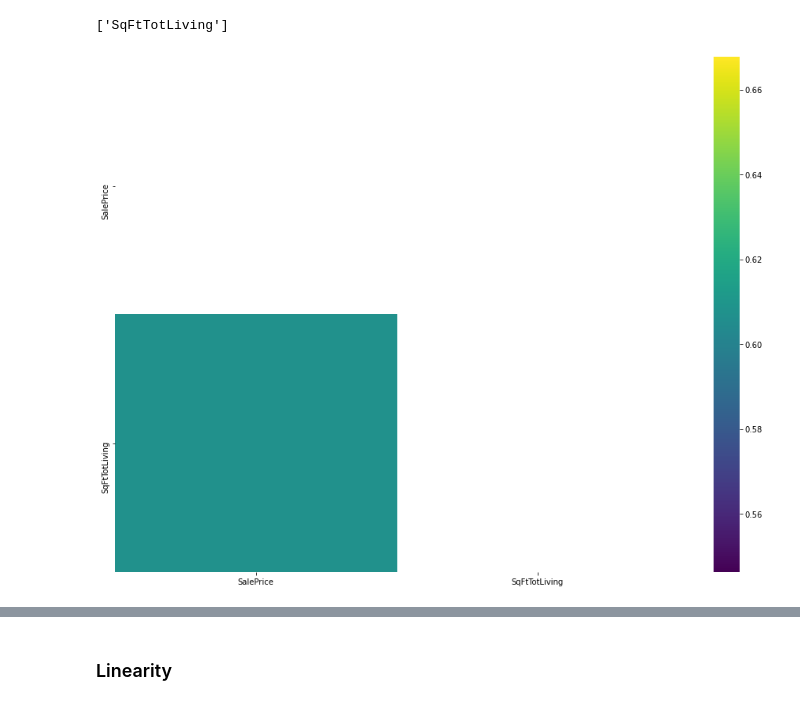
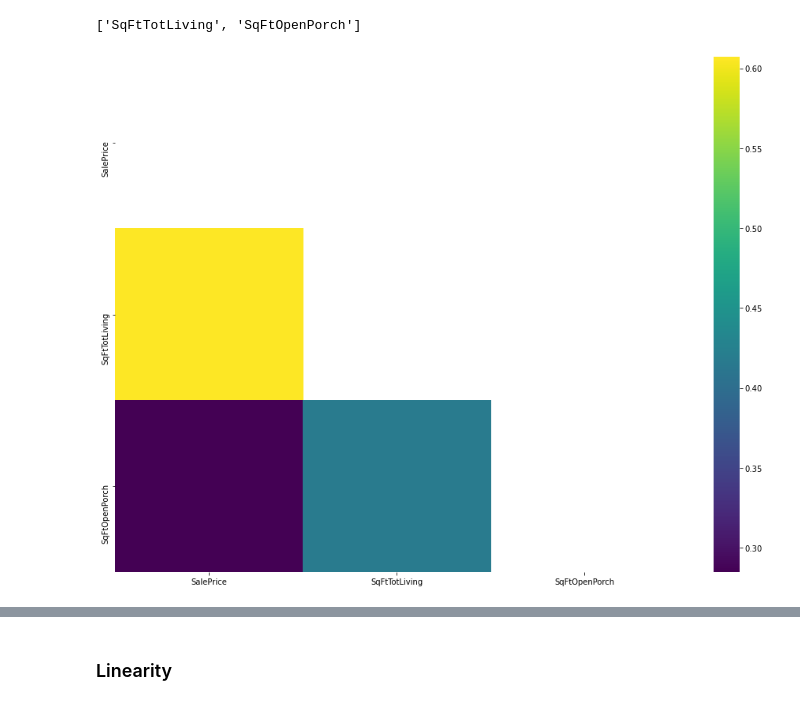
Before and after one commit to howen7/KingHousing, a Jupyter notebook: notebooks/exploratory/Hunter_FM.ipynb, the cells around one changed output, grey strips where cells are left out. Drawn from its saved outputs; the diff is of its cells as text; code cells hidden in the pictures.

```diff
--- a/notebooks/exploratory/Hunter_FM.ipynb
+++ b/notebooks/exploratory/Hunter_FM.ipynb
@@ -27,10 +31,11 @@ df = pd.read_json('../../src/data/combined_onehot.json')
 # %%
 from src.mymods import correlation_info
 # %%
-top_corr, graph = correlation_info(df, 'SalePrice',.5)
+# determine top correlations for saleprice above .25
+top_corr, graph = correlation_info(df, 'SalePrice',.25)
 top_corr
 # %% [output]
-['SqFtTotLiving']
+['SqFtTotLiving', 'SqFtOpenPorch']
-[figure, old version]
+[figure, new version]
 # %%
 from src.mymods import model_summary
```
Also changed, not shown: parts of 19 cells of this notebook.
